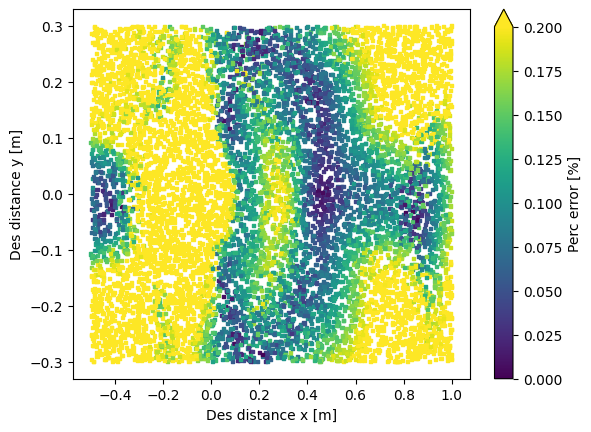
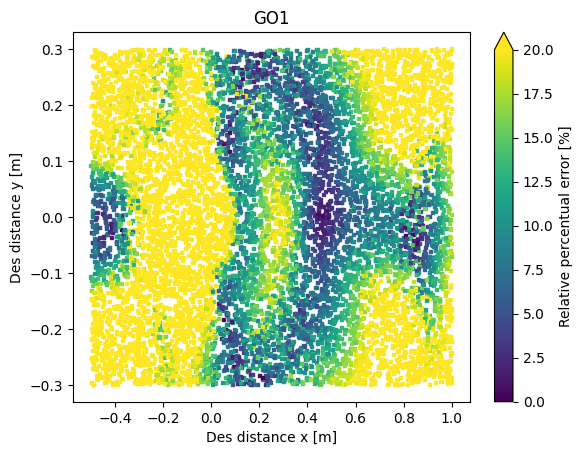
The notebook cell's code change between the first figure and the second:
--- before
+++ after
@@ -1,4 +1,5 @@
-plt.scatter(des[:,0],des[:,1], np.full(des[: , 1].shape,5), marker='s', c=perc_err, vmin=0, vmax=.2)
-plt.colorbar(label="Perc error [%]", extend='max')
+plt.scatter(des[:,0],des[:,1], np.full(des[: , 1].shape,5), marker='s', c=perc_err*100, vmin=0, vmax=20)
+plt.colorbar(label="Relative percentual error [%]", extend='max')
+plt.title("GO1")
 plt.xlabel("Des distance x [m]")
 plt.ylabel("Des distance y [m]")

Commit: tuned solo (still not works)